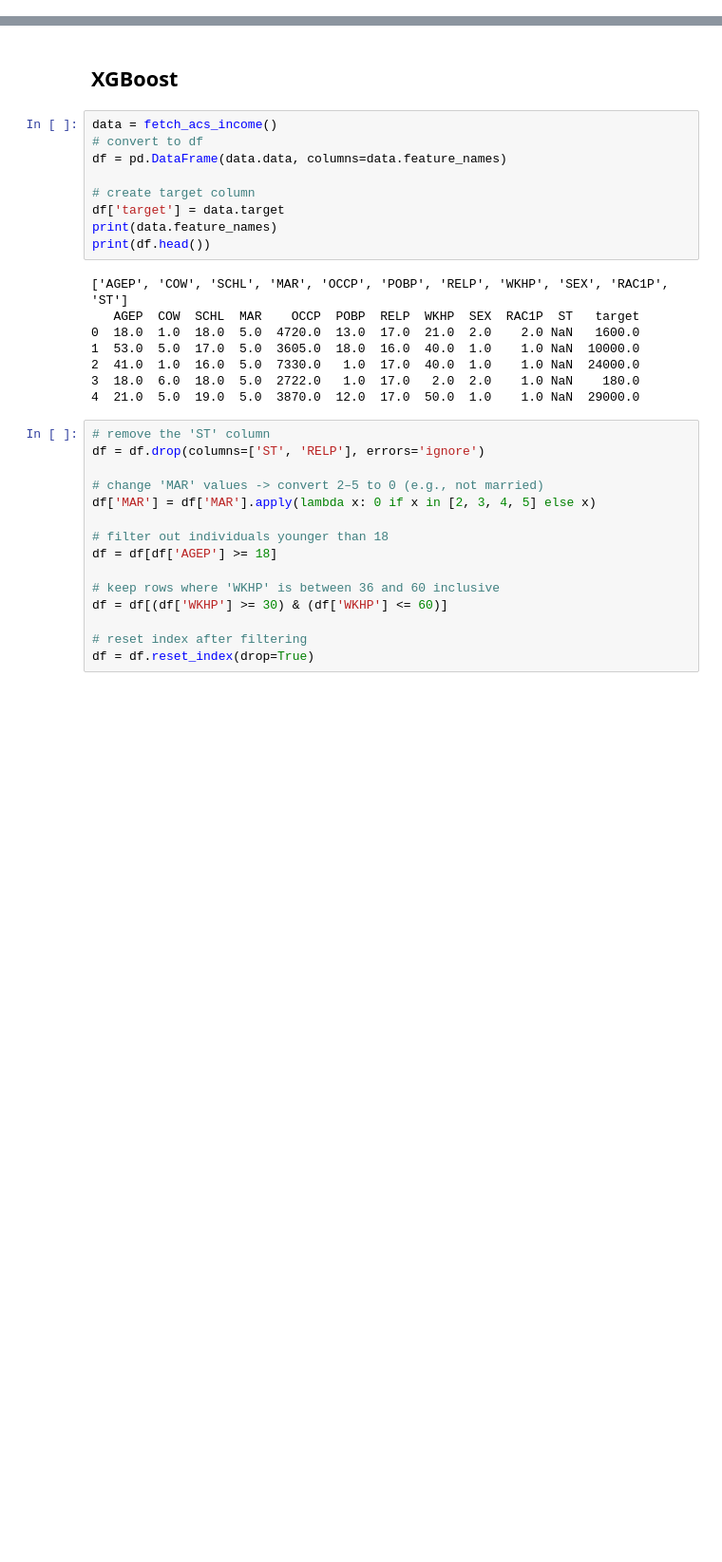
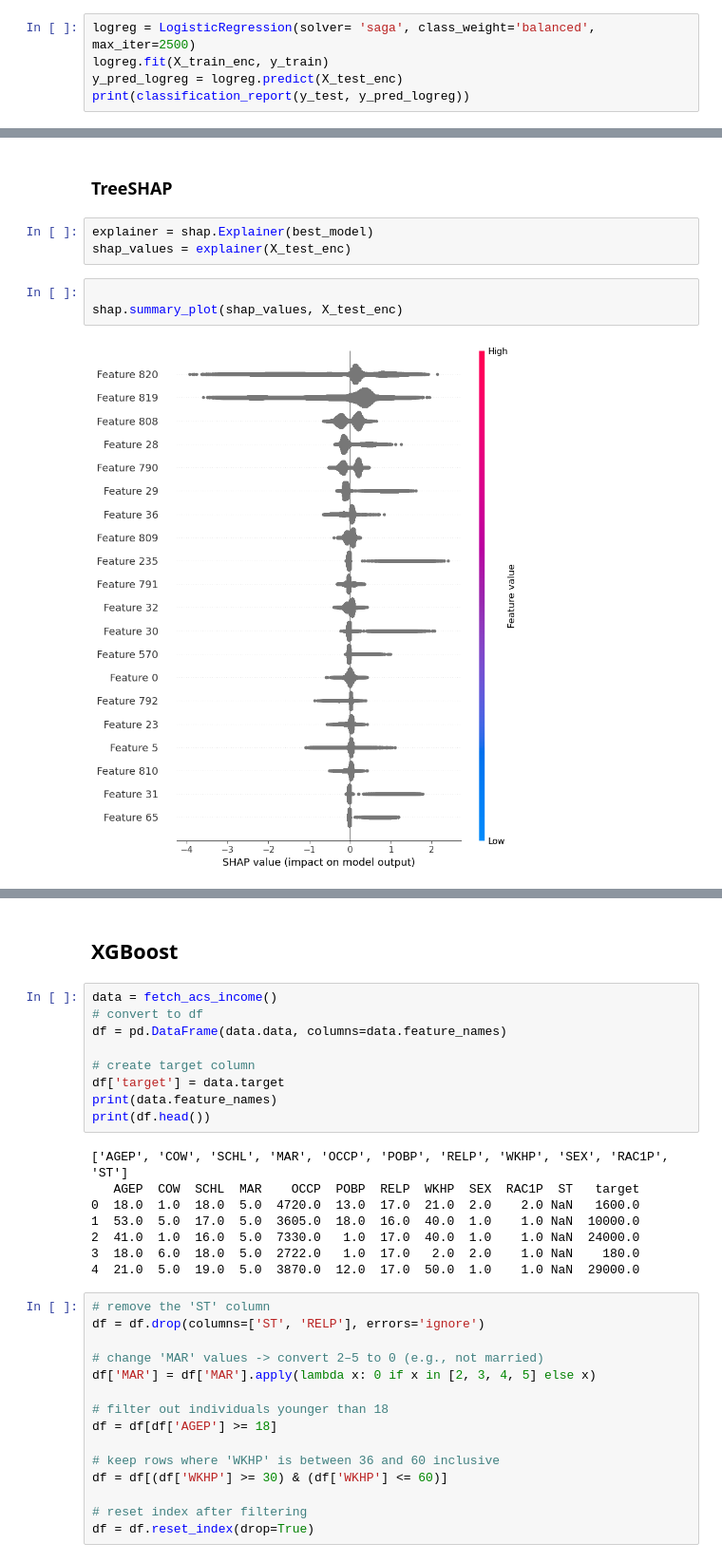
Before and after one commit to antisocialites/HCML, a Jupyter notebook: XGBoost/ACSIncome_xgboost.ipynb, the cells around one changed output, grey strips where cells are left out. Shown at 95% size. Drawn from its saved outputs; the diff is of its cells as text; blank space fills up the shorter version.

```diff
--- a/XGBoost/ACSIncome_xgboost.ipynb
+++ b/XGBoost/ACSIncome_xgboost.ipynb
@@ -82,0 +183,5 @@ dtype: int64
+# %%
+logreg = LogisticRegression(solver= 'saga', class_weight='balanced', max_iter=2500)
+logreg.fit(X_train_enc, y_train)
+y_pred_logreg = logreg.predict(X_test_enc)
+print(classification_report(y_test, y_pred_logreg))
@@ -82,0 +295,10 @@ dtype: int64
+# %% [markdown]
+### TreeSHAP
+# %%
+explainer = shap.Explainer(best_model)
+shap_values = explainer(X_test_enc)
+# %%
+
+shap.summary_plot(shap_values, X_test_enc)
+# %% [output]
+[figure, added]
```
Also changed, not shown: parts of 27 cells of this notebook.
